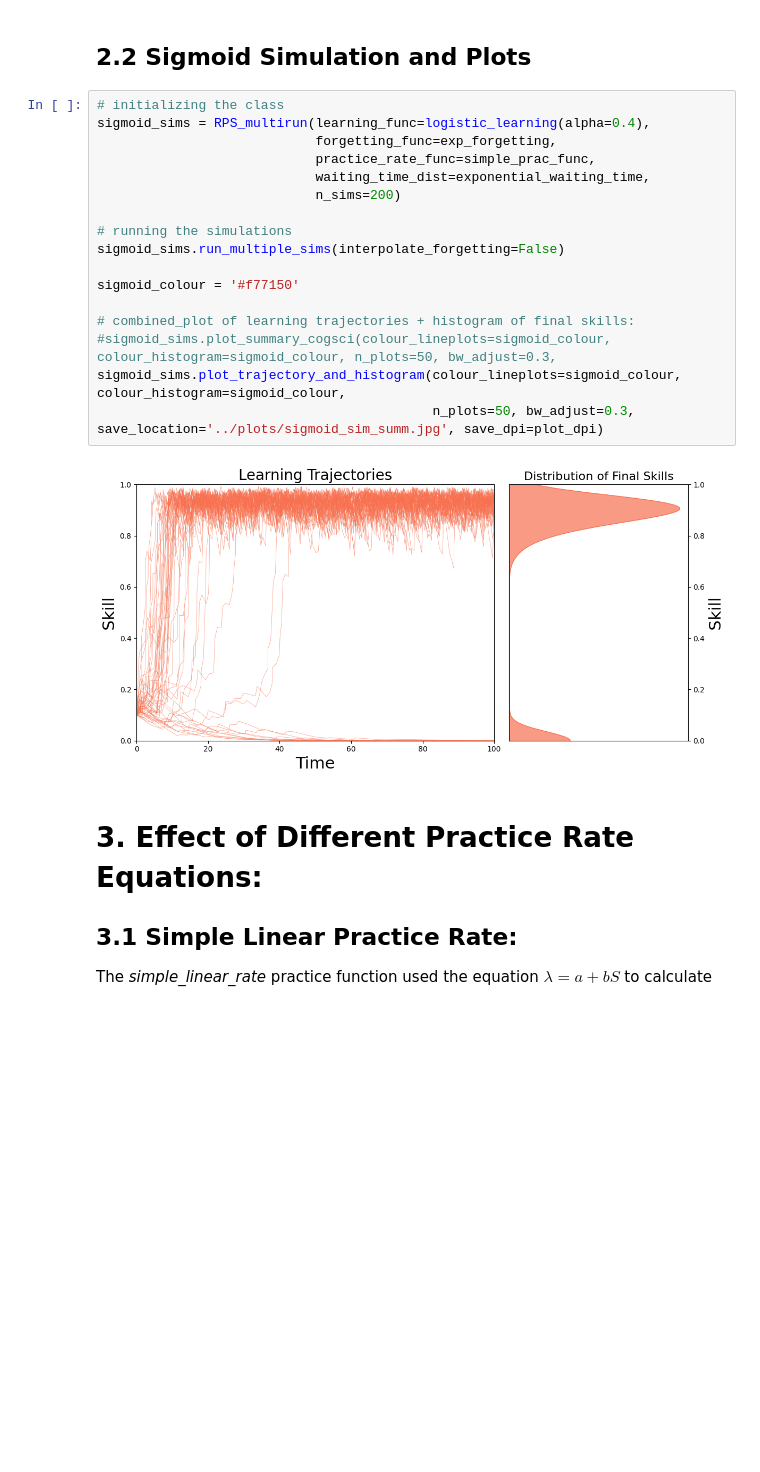
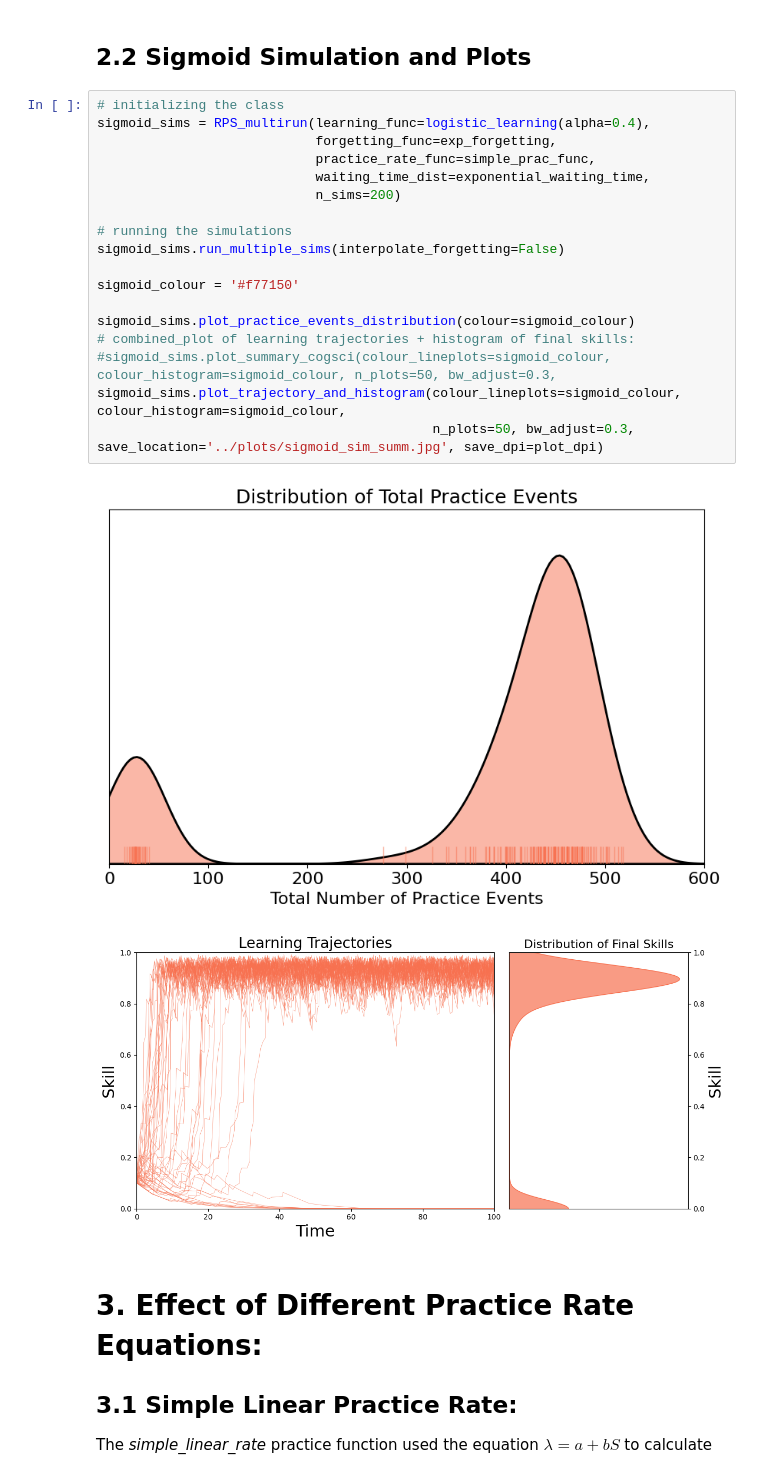
Before and after one commit to plaskar/rps_model, a Jupyter notebook: notebooks/Basic Model Analysis.ipynb, the cells around one changed output. Saved outputs shown, nothing was run; the diff lists cells and outputs as text; blank space fills up the shorter version.

```diff
--- a/notebooks/Basic Model Analysis.ipynb
+++ b/notebooks/Basic Model Analysis.ipynb
@@ -92,22 +98,24 @@ concave_sims.plot_trajectory_and_histogram(colour_lineplots=concave_colour, colo
 # %%
 # initializing the class
 sigmoid_sims = RPS_multirun(learning_func=logistic_learning(alpha=0.4),
                             forgetting_func=exp_forgetting,
                             practice_rate_func=simple_prac_func,
                             waiting_time_dist=exponential_waiting_time,
                             n_sims=200)
 
 # running the simulations
 sigmoid_sims.run_multiple_sims(interpolate_forgetting=False)
 
 sigmoid_colour = '#f77150'
 
+sigmoid_sims.plot_practice_events_distribution(colour=sigmoid_colour)
 # combined_plot of learning trajectories + histogram of final skills:
 #sigmoid_sims.plot_summary_cogsci(colour_lineplots=sigmoid_colour, colour_histogram=sigmoid_colour, n_plots=50, bw_adjust=0.3,
 sigmoid_sims.plot_trajectory_and_histogram(colour_lineplots=sigmoid_colour, colour_histogram=sigmoid_colour,
                                            n_plots=50, bw_adjust=0.3, save_location='../plots/sigmoid_sim_summ.jpg', save_dpi=plot_dpi)
 # %% [output]
-[figure, old version]
+[figure, new version]
+[figure, added]
 # %% [markdown]
 # 3. Effect of Different Practice Rate Equations:
 ## 3.1 Simple Linear Practice Rate:
```
Also changed, not shown: parts of 2 cells of this notebook, 46 other files.
